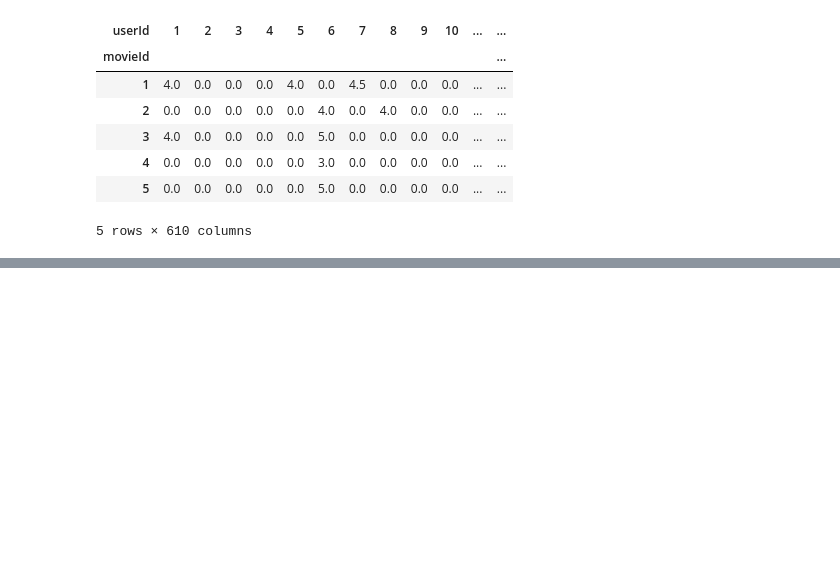
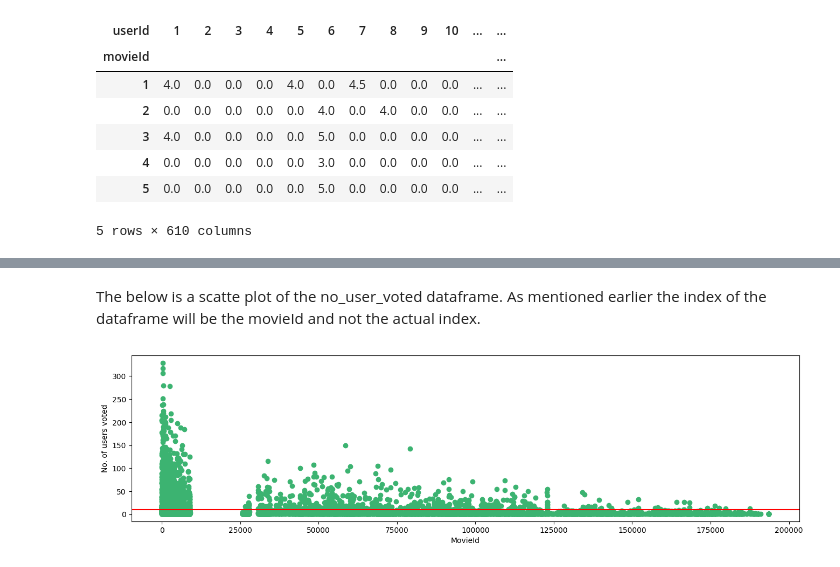
Before and after one commit to SurejSajeev/ML_Projects, a Jupyter notebook: Movie_Recommendation.ipynb, the cells around one changed output, grey strips where cells are left out. Drawn from its saved outputs; the diff is of its cells as text; code cells hidden in the pictures; blank space fills up the shorter version.

```diff
--- a/Movie_Recommendation.ipynb
+++ b/Movie_Recommendation.ipynb
@@ -78,0 +167,3 @@ ratings.head()
+# %%
+no_user_voted = ratings.groupby('movieId')['rating'].agg('count')
+no_movies_voted = ratings.groupby('userId')['rating'].agg('count')
@@ -100,5 +193,3 @@ final_dataset.head()
 | 4 | 0.0 | 0.0 | 0.0 | 0.0 | 0.0 | 3.0 | 0.0 | 0.0 | 0.0 | 0.0 | ... | ... |
 | 5 | 0.0 | 0.0 | 0.0 | 0.0 | 0.0 | 5.0 | 0.0 | 0.0 | 0.0 | 0.0 | ... | ... |
 5 rows × 610 columns
-# %%
-no_user_voted = rating.groupby('movies')['rating']
@@ -106,0 +212,11 @@ NameError: name 'rating' is not defined
+# %% [markdown]
+The below is a scatte plot of the no_user_voted dataframe. As mentioned earlier the index of the dataframe will be the movieId and not the actual index.
+# %%
+f, ax = plt.subplots(1, 1, figsize=(16,4))
+plt.scatter(no_user_voted.index,no_user_voted,color='mediumseagreen')
+plt.axhline(y=10,color='r')
+plt.xlabel('MovieId')
+plt.ylabel('No. of users voted')
+plt.show()
+# %% [output]
+[figure, added]
```
Also changed, not shown: parts of 22 cells of this notebook.
